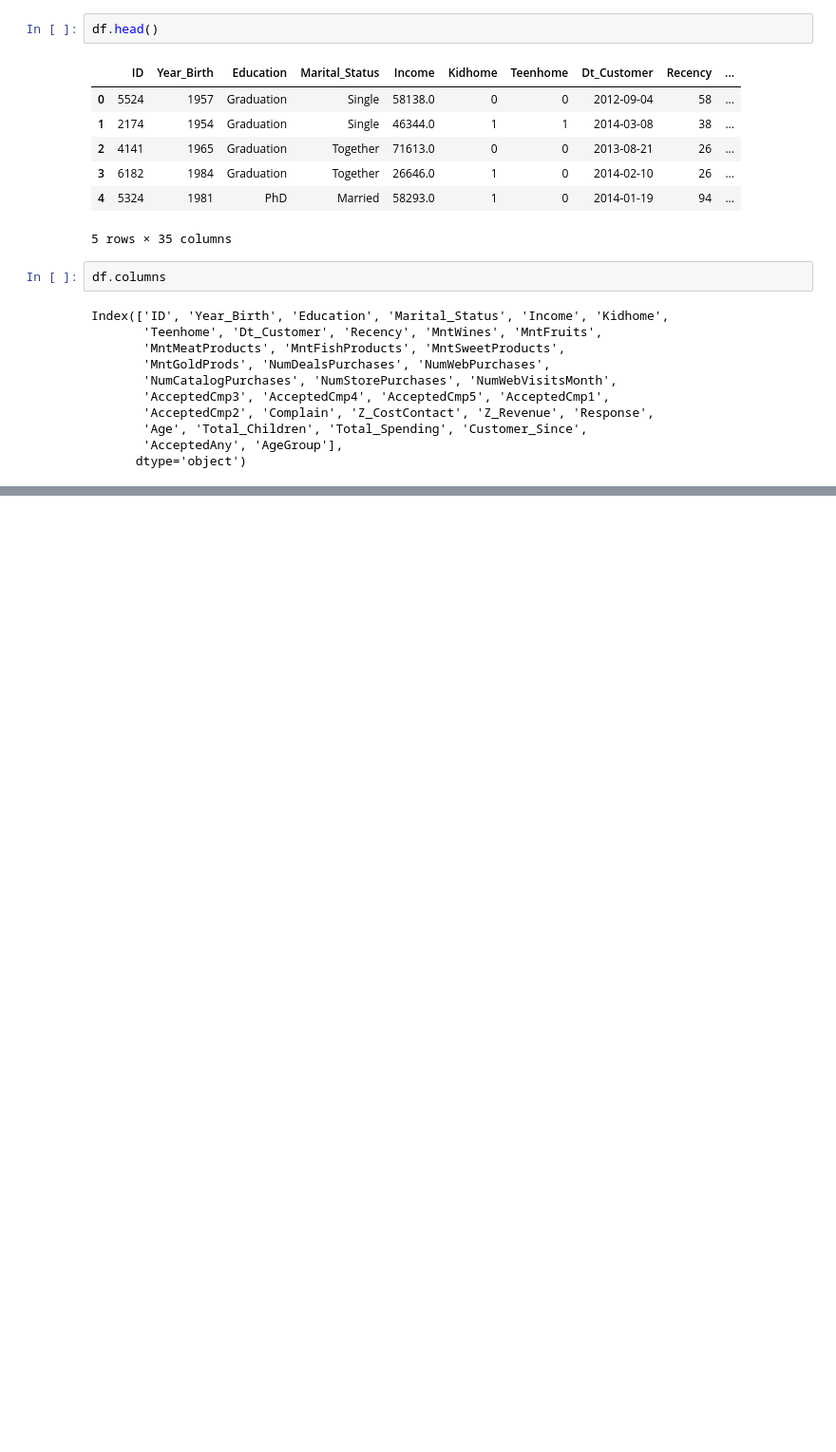
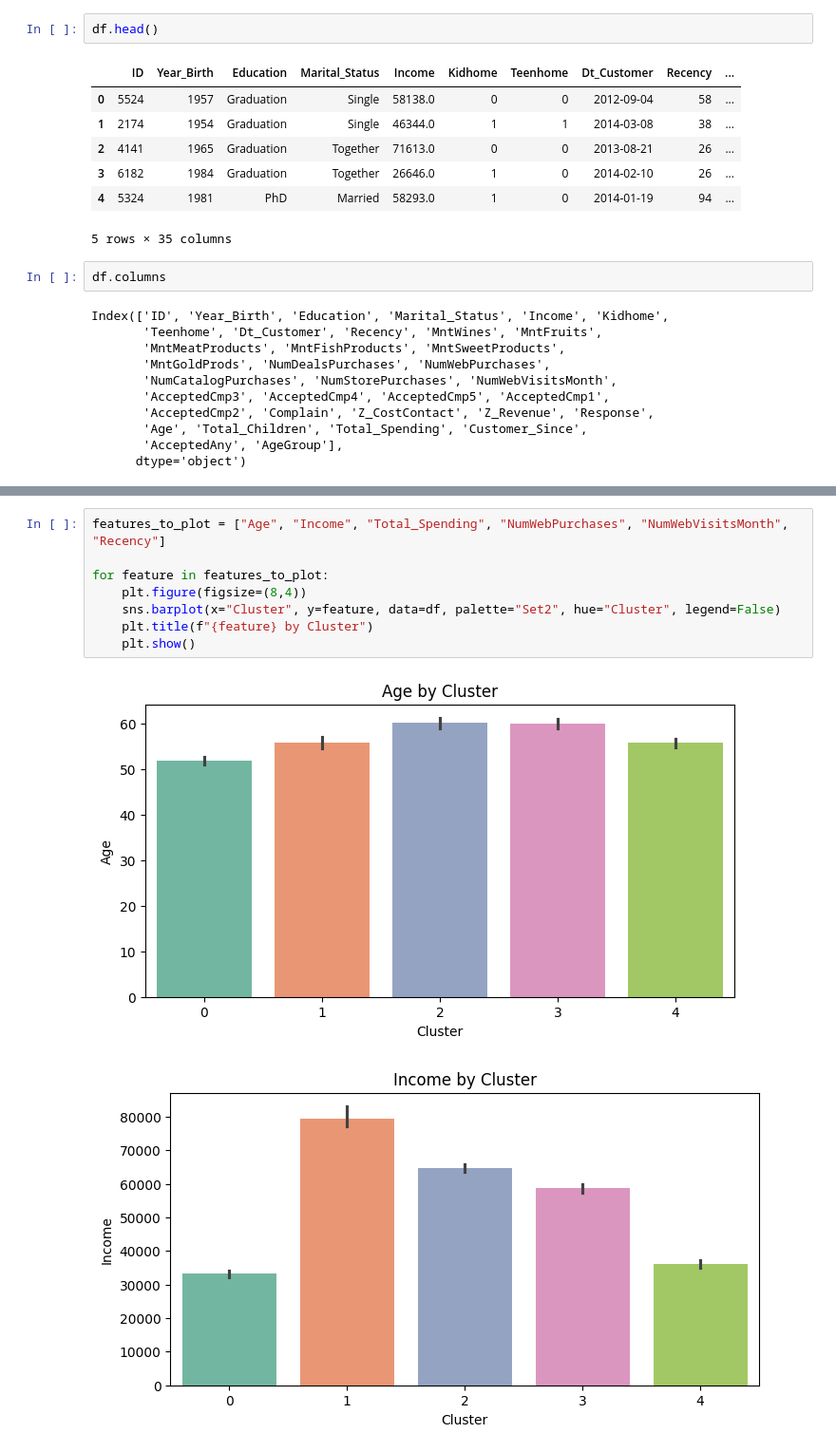
Before and after one commit to Rafal852/Customer-Segmentation, a Jupyter notebook: analysis_model.ipynb, the cells around one changed output, grey strips where cells are left out. Shown at 95% size. Cells and saved outputs as stored; diff of their text form; blank space fills up the shorter version.

```diff
--- a/analysis_model.ipynb
+++ b/analysis_model.ipynb
@@ -417,0 +555,11 @@ Index(['ID', 'Year_Birth', 'Education', 'Marital_Status', 'Income', 'Kidhome',
+# %%
+features_to_plot = ["Age", "Income", "Total_Spending", "NumWebPurchases", "NumWebVisitsMonth", "Recency"]
+
+for feature in features_to_plot:
+    plt.figure(figsize=(8,4))
+    sns.barplot(x="Cluster", y=feature, data=df, palette="Set2", hue="Cluster", legend=False)
+    plt.title(f"{feature} by Cluster")
+    plt.show()
+# %% [output]
+[figure, added]
+[figure, added]
```
Also changed, not shown: parts of 24 cells of this notebook.
